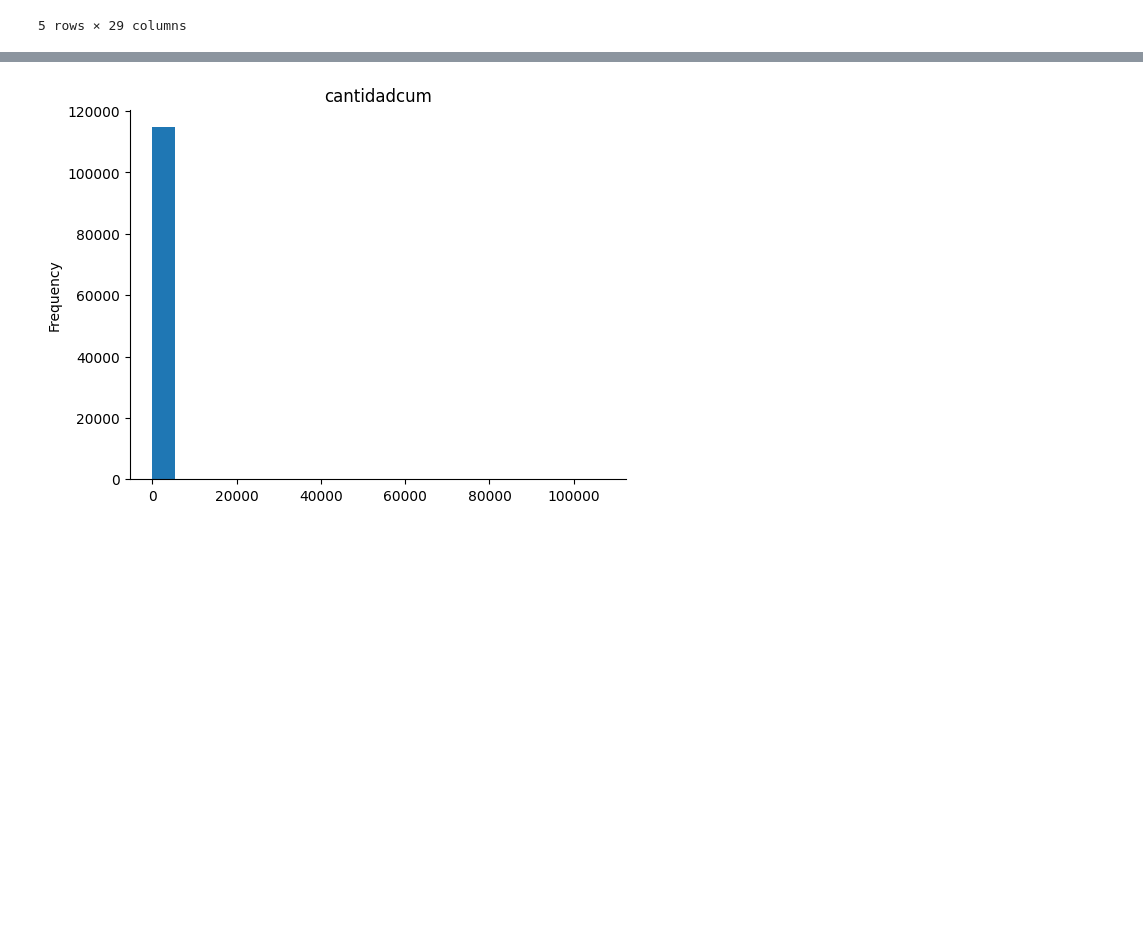
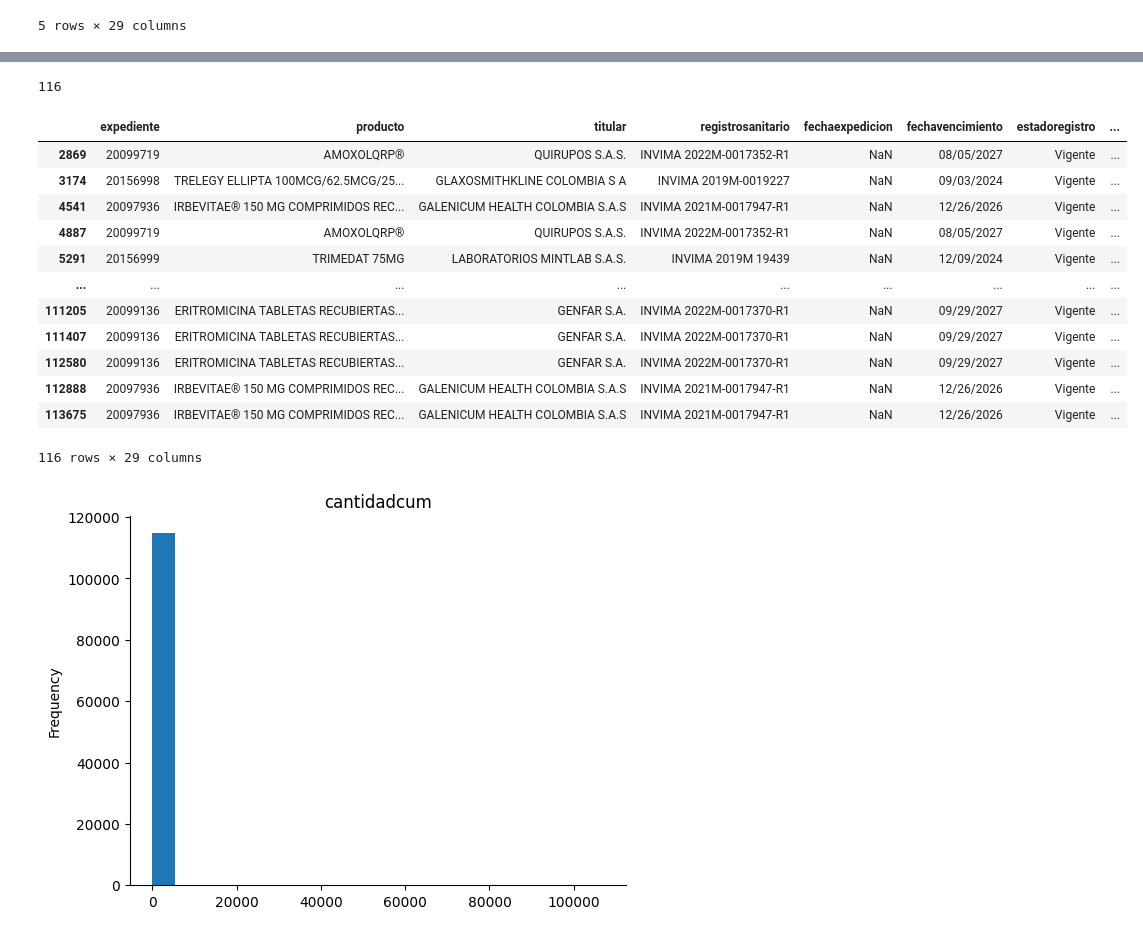
Before and after one commit to GermanAntonioFuentesTapias/proyecto-datos, a Jupyter notebook: ProyectoPython.ipynb, the cells around one changed output, grey strips where cells are left out. Saved outputs shown, nothing was run; the diff lists cells and outputs as text; code cells hidden in the pictures; blank space fills up the shorter version.

```diff
--- a/ProyectoPython.ipynb
+++ b/ProyectoPython.ipynb
@@ -99,0 +144,21 @@ df.head(5)
+# %%
+df["fechaexpedicion"].isnull().sum()
+# %% [output]
+116
+# %%
+#Visualización de archivos nulos
+df[df["fechaexpedicion"].isnull()]
+# %% [output]
+|  | expediente | producto | titular | registrosanitario | fechaexpedicion | fechavencimiento | estadoregistro | ... |
+| 2869 | 20099719 | AMOXOLQRP® | QUIRUPOS S.A.S. | INVIMA 2022M-0017352-R1 | NaN | 08/05/2027 | Vigente | ... |
+| 3174 | 20156998 | TRELEGY ELLIPTA 100MCG/62.5MCG/25... | GLAXOSMITHKLINE COLOMBIA S A | INVIMA 2019M-0019227 | NaN | 09/03/2024 | Vigente | ... |
+| 4541 | 20097936 | IRBEVITAE® 150 MG COMPRIMIDOS REC... | GALENICUM HEALTH COLOMBIA S.A.S | INVIMA 2021M-0017947-R1 | NaN | 12/26/2026 | Vigente | ... |
+| 4887 | 20099719 | AMOXOLQRP® | QUIRUPOS S.A.S. | INVIMA 2022M-0017352-R1 | NaN | 08/05/2027 | Vigente | ... |
+| 5291 | 20156999 | TRIMEDAT 75MG | LABORATORIOS MINTLAB S.A.S. | INVIMA 2019M 19439 | NaN | 12/09/2024 | Vigente | ... |
+| ... | ... | ... | ... | ... | ... | ... | ... | ... |
+| 111205 | 20099136 | ERITROMICINA TABLETAS RECUBIERTAS... | GENFAR S.A. | INVIMA 2022M-0017370-R1 | NaN | 09/29/2027 | Vigente | ... |
+| 111407 | 20099136 | ERITROMICINA TABLETAS RECUBIERTAS... | GENFAR S.A. | INVIMA 2022M-0017370-R1 | NaN | 09/29/2027 | Vigente | ... |
+| 112580 | 20099136 | ERITROMICINA TABLETAS RECUBIERTAS... | GENFAR S.A. | INVIMA 2022M-0017370-R1 | NaN | 09/29/2027 | Vigente | ... |
+| 112888 | 20097936 | IRBEVITAE® 150 MG COMPRIMIDOS REC... | GALENICUM HEALTH COLOMBIA S.A.S | INVIMA 2021M-0017947-R1 | NaN | 12/26/2026 | Vigente | ... |
+| 113675 | 20097936 | IRBEVITAE® 150 MG COMPRIMIDOS REC... | GALENICUM HEALTH COLOMBIA S.A.S | INVIMA 2021M-0017947-R1 | NaN | 12/26/2026 | Vigente | ... |
+116 rows × 29 columns
```
Also changed, not shown: parts of 18 cells of this notebook.
